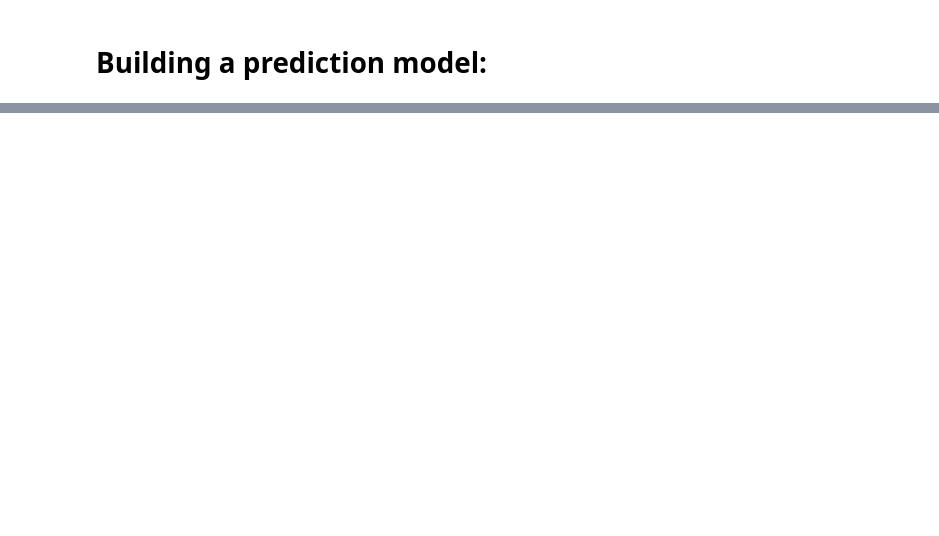
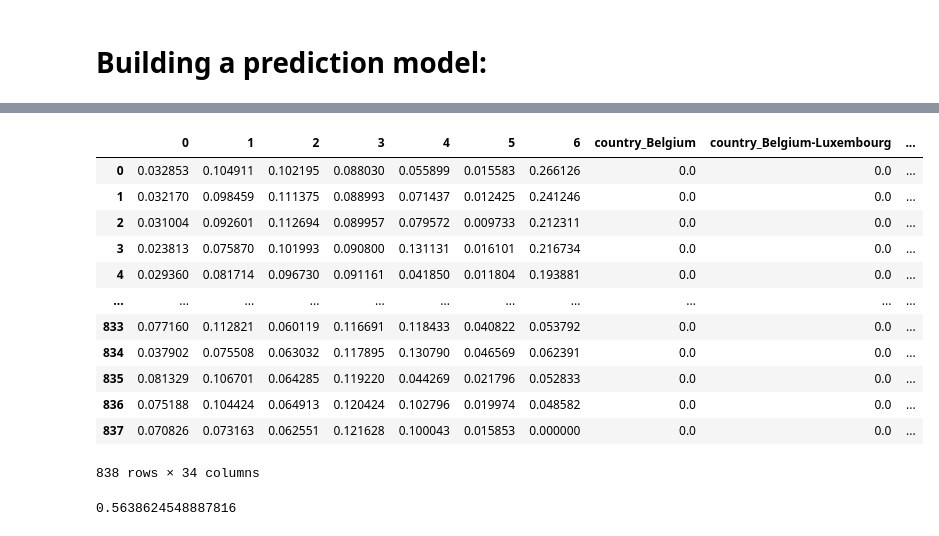
Before and after one commit to mmrachacz/Mid-IronHack-Project, a Jupyter notebook: New_Version_Temp_Change_and_other.ipynb, the cells around one changed output, grey strips where cells are left out. Drawn from its saved outputs; the diff is of its cells as text; code cells hidden in the pictures; blank space fills up the shorter version.

```diff
--- a/New_Version_Temp_Change_and_other.ipynb
+++ b/New_Version_Temp_Change_and_other.ipynb
@@ -1619,0 +1897,19 @@ score
+# %%
+final['predicted_temp_change_half']=pd.Series(predictions_half)
+# %%
+new_tenth = final.copy()
+new['wheat_in_tonnes'] = new['wheat_in_tonnes'] /10
+new['barley_in_tonnes'] = new['barley_in_tonnes'] /5
+new['cattle_in_tonnes'] = new['cattle_in_tonnes'] /10
+new['forest_in_sqkm'] = new['forest_in_sqkm'] /5
+new['inhabs_in_millions'] = new['inhabs_in_millions'] /10
+new['import_in_usd_clean'] = new['import_in_usd_clean'] /5
+new['export_in_usd_clean'] = new['export_in_usd_clean'] /10
+new['fuel_import_in_tonnes_clean'] = new['fuel_import_in_tonnes_clean'] /5
+new['fuel_use_in_tonnes_clean'] = new['fuel_use_in_tonnes_clean'] /10
+X_new_tenth = new_tenth.drop(['temperature_change', 'forest_in_sqkm', 'export_in_usd_clean', 'predicted_temp_change_half'], axis = 1)
+y_new_tenth = new_tenth[('temperature_change')]
+# %%
+X_new_10_num = X_new_tenth.select_dtypes(np.number)
+X_new_10_cat = X_new_tenth.select_dtypes(object)
+X_new_10_num
@@ -1619,0 +1930,32 @@ score
+# %%
+transformer3 = MinMaxScaler().fit(X_train_num)
+X_new_10_num_standardized = pd.DataFrame(transformer3.transform(X_new_10_num))
+
+encoder3 = OneHotEncoder(drop='first').fit(X_train_cat)
+cols = encoder3.get_feature_names_out(input_features=X_new_10_cat.columns)
+X_new_10_cat_OneHot_encoded = pd.DataFrame(encoder.transform(X_new_10_cat).toarray(),columns=cols)
+# %%
+X_new_10_treated = pd.concat((X_new_10_num_standardized, X_new_10_cat_OneHot_encoded), axis = 1)
+X_new_10_treated
+# %% [output]
+|  | 0 | 1 | 2 | 3 | 4 | 5 | 6 | country_Belgium | country_Belgium-Luxembourg | ... |
+| 0 | 0.032853 | 0.104911 | 0.102195 | 0.088030 | 0.055899 | 0.015583 | 0.266126 | 0.0 | 0.0 | ... |
+| 1 | 0.032170 | 0.098459 | 0.111375 | 0.088993 | 0.071437 | 0.012425 | 0.241246 | 0.0 | 0.0 | ... |
+| 2 | 0.031004 | 0.092601 | 0.112694 | 0.089957 | 0.079572 | 0.009733 | 0.212311 | 0.0 | 0.0 | ... |
+| 3 | 0.023813 | 0.075870 | 0.101993 | 0.090800 | 0.131131 | 0.016101 | 0.216734 | 0.0 | 0.0 | ... |
+| 4 | 0.029360 | 0.081714 | 0.096730 | 0.091161 | 0.041850 | 0.011804 | 0.193881 | 0.0 | 0.0 | ... |
+| ... | ... | ... | ... | ... | ... | ... | ... | ... | ... | ... |
+| 833 | 0.077160 | 0.112821 | 0.060119 | 0.116691 | 0.118433 | 0.040822 | 0.053792 | 0.0 | 0.0 | ... |
+| 834 | 0.037902 | 0.075508 | 0.063032 | 0.117895 | 0.130790 | 0.046569 | 0.062391 | 0.0 | 0.0 | ... |
+| 835 | 0.081329 | 0.106701 | 0.064285 | 0.119220 | 0.044269 | 0.021796 | 0.052833 | 0.0 | 0.0 | ... |
+| 836 | 0.075188 | 0.104424 | 0.064913 | 0.120424 | 0.102796 | 0.019974 | 0.048582 | 0.0 | 0.0 | ... |
+| 837 | 0.070826 | 0.073163 | 0.062551 | 0.121628 | 0.100043 | 0.015853 | 0.000000 | 0.0 | 0.0 | ... |
+838 rows × 34 columns
+# %%
+reg3 = GradientBoostingRegressor()
+reg3.fit(X_train_treated, y_train)
+GradientBoostingRegressor()
+reg3.predict(X_new_10_treated[1:2])
+reg3.score(X_new_10_treated, y_new_tenth)
+# %% [output]
+0.5638624548887816
```
Also changed, not shown: parts of 32 cells of this notebook, 1 other file.
